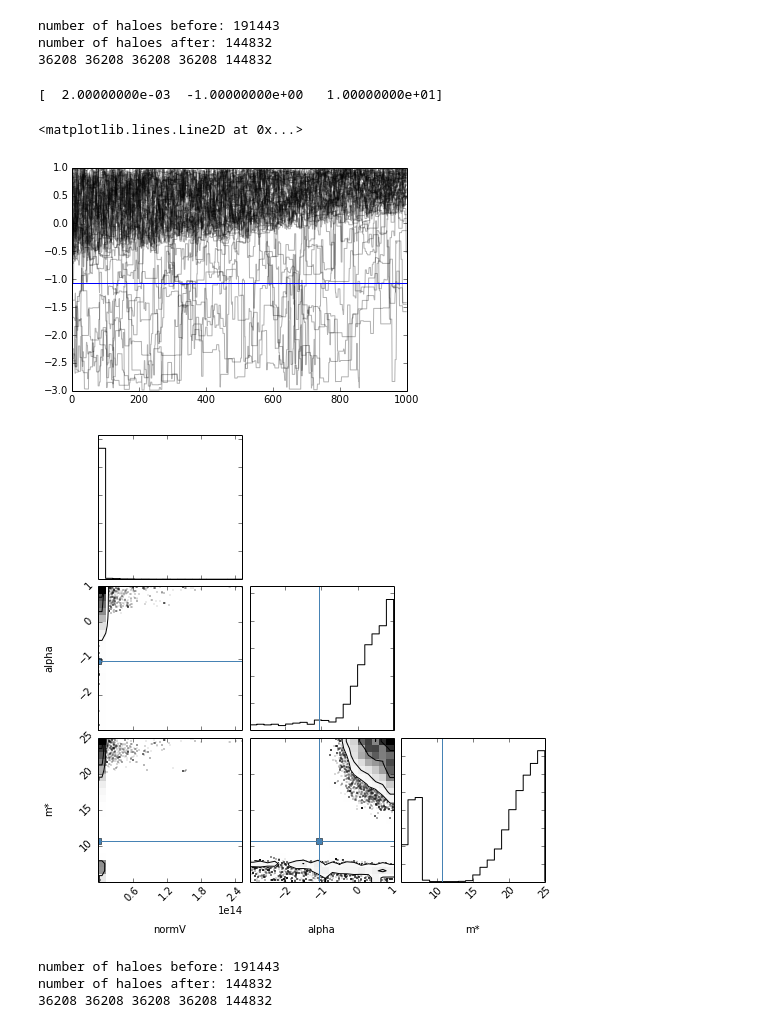
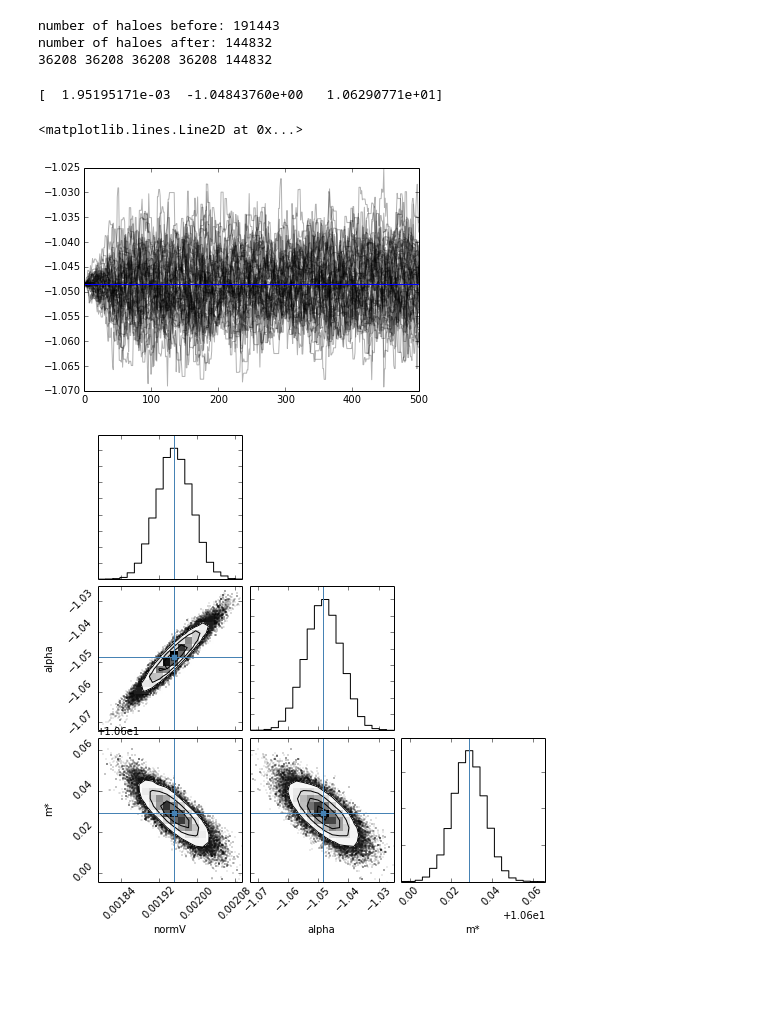
Before and after one commit to jdprada1760/Cornell_Summer, a Jupyter notebook: Illustris_Run/Code/MCMCfits.ipynb, the cells around one changed output. Drawn from its saved outputs; the diff is of its cells as text; code cells hidden in the pictures; blank space fills up the shorter version.

Commit message:
mcmc done

```diff
--- a/Illustris_Run/Code/MCMCfits.ipynb
+++ b/Illustris_Run/Code/MCMCfits.ipynb
@@ -24,6 +24,12 @@ def truncate(d,n):
     before_dec, after_dec = str(d).split('.')
     d = float('.'.join((before_dec, after_dec[0:n-1])))
     return d
+
+# Schechter function
+def Schechter(m,phi_s,alpha,m_s):
+    MHI = 10.**m
+    M_s = 10.**m_s
+    return np.log(10.)*phi_s*((MHI/M_s)**(alpha+1))*numpy.exp(-MHI/M_s)
 
 # loads the file with halo masses and makes the quartiles
 # file formated env,mass
@@ -176,9 +182,9 @@ def lnprior(p):
     # The parameters are stored as a vector of values, so unpack them
     norm,alpha,m = p
     # We're using only uniform priors, and only eps has a lower bound
-    if (norm <= 0) or (m <= 8) or (m >= 20) or (alpha <= -3) or (alpha >= 1):
-        return -inf
-    return 0
+    if norm > 0 and   8 < m < 20 and -3 < alpha < 1:
+        return 0
+    return -np.inf
 
 # Defines the likelihood
 def lnlike(p, x, y, yerr):
@@ -187,23 +193,22 @@ def lnlike(p, x, y, yerr):
     denom = power(yerr,2.)
     lp = -0.5*sum(power((y - model),2.)/denom + log(denom))
     return lp
+
 # The probability
 def lnprob(p, x, y, yerr):
     lp = lnprior(p)
     if not isfinite(lp):
-        return -inf
+        return -np.inf
     return lp + lnlike(p, x, y, yerr)
 
 # MCMC fit
 import scipy.optimize as opt
-p0 = [0.002, -1., 10.]
-def fitScipy(tmp,p0,yerr):
-    x_true,y_true = [tmp[0][where(tmp[1]!=0)],tmp[1][where(tmp[1]!=0)]]
-    # finds the maximum likelihood
-    nll = lambda *args: -lnlike(*args)
-    result = opt.minimize(nll, p0, args=(x_true, y_true, yerr))
-    #print result['x']
-    return result['x']
+p0 = [0.003, -1., 10.]
+def fitSci(tmp,yerr,p):
+    return optimize.curve_fit(Schechter,tmp[0] ,tmp[1],p0=[0,-2.0,12], sigma = np.sqrt(tmp[1]/vol),
+    #bounds = (np.array([0,-np.inf,8.]),np.array([np.inf,np.inf,20.])),method = 'trf',
+    maxfev = 100000)
+
 
 # Schechter function
 def SchechterMC(m,params):
@@ -219,25 +224,25 @@ number of haloes after: 144832
 # %%
 tmp = histog(log10(q1),15)
 tmp = [tmp[0][where(tmp[1]!=0)],tmp[1][where(tmp[1]!=0)]]
-yerr = (sqrt(tmp[1]/vol))
-#print tmp
-p00 = [0.002,-1.,10.]
-ft = fitScipy(tmp,p00,yerr)
+yerr = sqrt(tmp[1]/vol)
+p00 = [0.003,-1.,10.]
+ft,errors = fitSci(tmp,yerr,p00)
 Nwalker,Ndim = 50,3
-p0 = [ft+[1.e-7*random.randn(),1.e-4*random.randn(),1.e-3*random.randn()] for i in range(Nwalker)]
+walkers = [ft+[1.e-7*random.randn(),1.e-4*random.randn(),1.e-3*random.randn()] for i in range(Nwalker)]
 print ft
 #rint p0[20]
 # %% [output]
-[  2.00000000e-03  -1.00000000e+00   1.00000000e+01]
+[  1.95195171e-03  -1.04843760e+00   1.06290771e+01]
 # %%
 import emcee
 sampler = emcee.EnsembleSampler(Nwalker,Ndim,lnprob,args=(tmp[0],tmp[1],yerr))
-pos,prob,state = sampler.run_mcmc(p0, 500)
+pos,prob,state = sampler.run_mcmc(walkers, 500)
 # %%
 res=plot(sampler.chain[:,:,1].T, '-', color='k', alpha=0.3)
 axhline(ft[1], color='blue')
+sampler.
 # %% [output]
 <matplotlib.lines.Line2D at 0x...>
-[figure, old version]
+[figure, new version]
 # %%
 sampler.reset()
@@ -245,8 +250,7 @@ pos,prob,state = sampler.run_mcmc(pos, 1000)
 # %%
 import corner
-
-
-tmp = corner.corner(sampler.chain[:, 50:, :].reshape((-1, Ndim)), labels=['normV','alpha','m*'],
+samples = sampler.chain[:, :, :].reshape((-1, Ndim))
+tmp = corner.corner(samples, labels=['normV','alpha','m*'],
                 truths=[ft[0], ft[1], ft[2]])
 # %% [output]
-[figure, old version]
+[figure, new version]
@@ -304,6 +256,0 @@ def SuperMCMC(n,p0,sigma,data,fitfun):
-# %%
-loadHaloes("../data/nnEnv/env1.data",3.0,0,10**(8.7))
-# %% [output]
-number of haloes before: 191443
-number of haloes after: 144832
-36208 36208 36208 36208 144832
```
Also changed, not shown: parts of 8 cells of this notebook.
